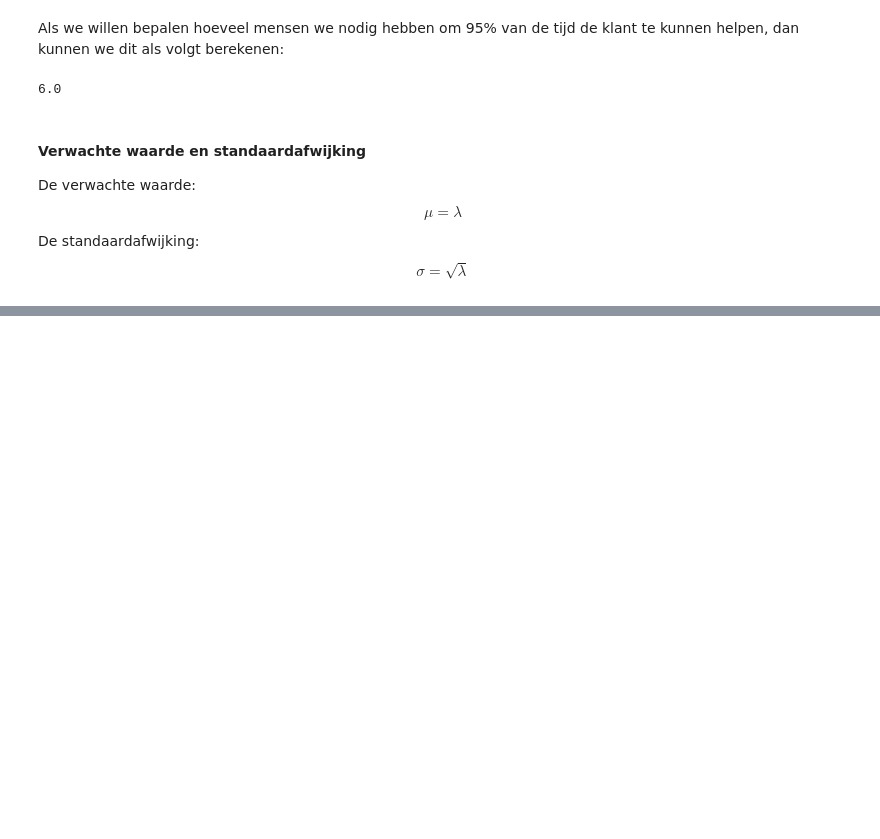
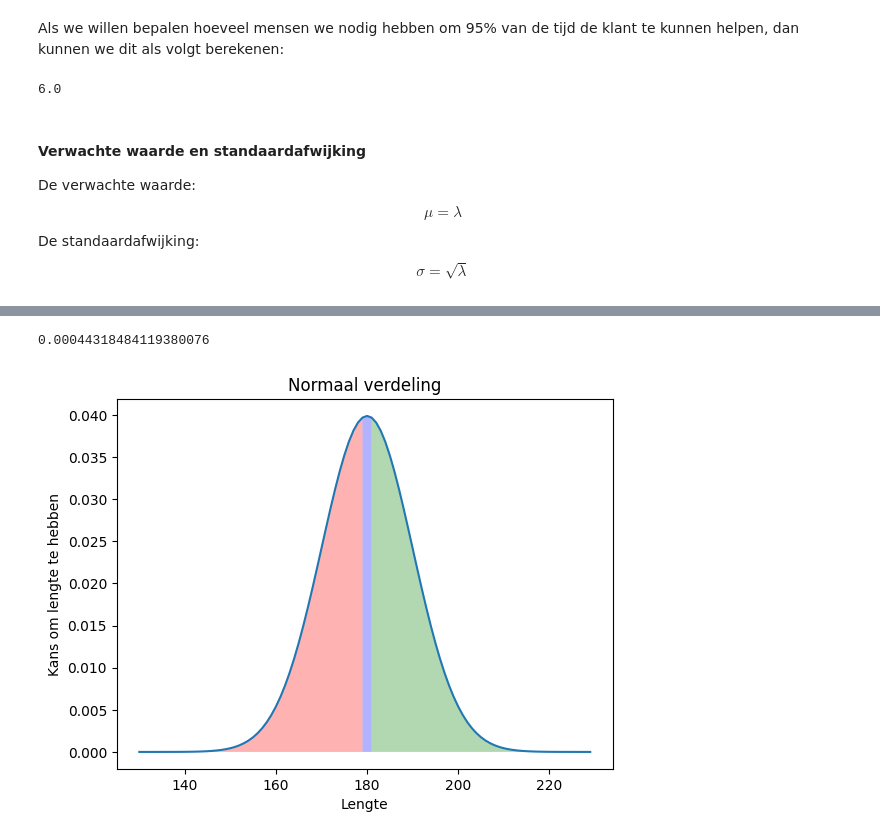
Before and after one commit to zouffke/Datascience2, a Jupyter notebook: p3/2_Kansverdeling/Samenvatting.ipynb, the cells around one changed output, grey strips where cells are left out. Cells and saved outputs as stored; diff of their text form; code cells hidden in the pictures; blank space fills up the shorter version.

```diff
--- a/p3/2_Kansverdeling/Samenvatting.ipynb
+++ b/p3/2_Kansverdeling/Samenvatting.ipynb
@@ -335,0 +348,21 @@ $$ σ = \sqrt{λ}$$
+# %%
+μ = 180
+σ = 10
+low = 150
+
+fx = stats.norm.pdf(low, μ, σ)
+
+fx
+# %% [output]
+0.00044318484119380076
+# %%
+#grafisch voorgesteld
+import numpy as np
+
+x = np.arange(130, 230.0, 1.0)
+p = stats.norm.pdf(x, loc=180, scale=10)
+
+normaal_verdeling(x, p, μ, 'Lengte',
+                  'Kans om lengte te hebben')
+# %% [output]
+[figure, added]
```
Also changed, not shown: parts of 6 cells of this notebook, 2 other files.
